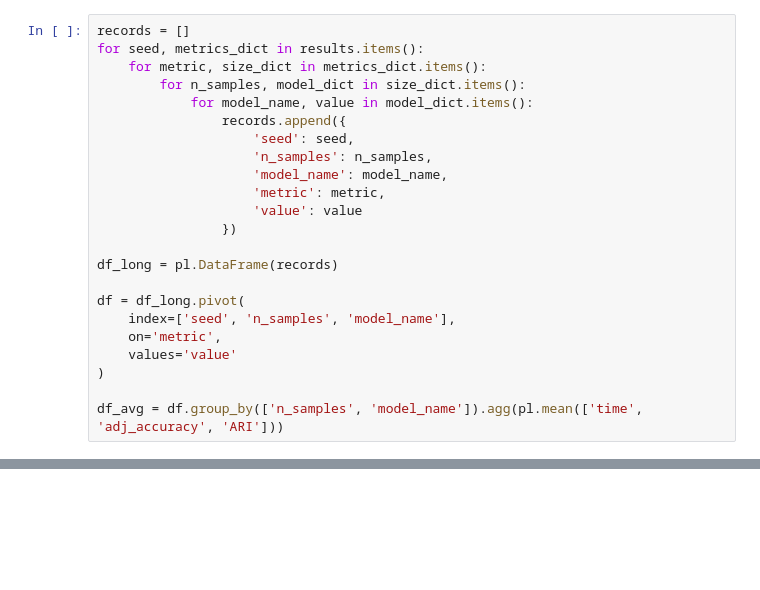
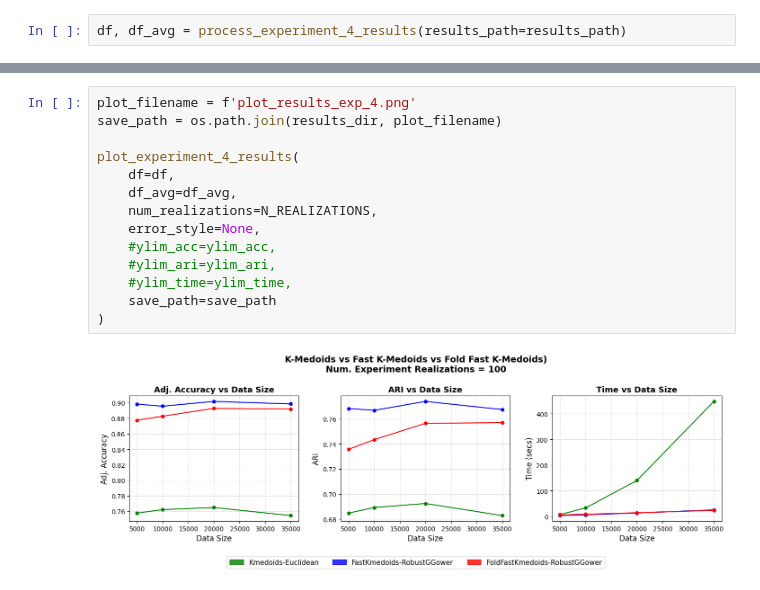
Before and after one commit to FabioScielzoOrtiz/db-robust-clust-paper-code, a Jupyter notebook: src/notebooks/experiment_4/exp_4_exploration.ipynb, the cells around one changed output, grey strips where cells are left out. Drawn from its saved outputs; the diff is of its cells as text; blank space fills up the shorter version.

Commit message:
experiment 3 and 4 results updated

```diff
--- a/src/notebooks/experiment_4/exp_4_exploration.ipynb
+++ b/src/notebooks/experiment_4/exp_4_exploration.ipynb
@@ -28,23 +20,2 @@ with open(results_path, 'rb') as f:
 # %%
-records = []
-for seed, metrics_dict in results.items():
-    for metric, size_dict in metrics_dict.items():
-        for n_samples, model_dict in size_dict.items():
-            for model_name, value in model_dict.items():
-                records.append({
-                    'seed': seed,
-                    'n_samples': n_samples,
-                    'model_name': model_name,
-                    'metric': metric,
-                    'value': value
-                })
-
-df_long = pl.DataFrame(records)
-
-df = df_long.pivot(
-    index=['seed', 'n_samples', 'model_name'],
-    on='metric',
-    values='value'
-)
-
-df_avg = df.group_by(['n_samples', 'model_name']).agg(pl.mean(['time', 'adj_accuracy', 'ARI']))
+df, df_avg = process_experiment_4_results(results_path=results_path)
@@ -54,0 +82,16 @@ plot_experiment_4_results(df=df_avg, num_realizations=N_REALIZATIONS, save_path=
+# %%
+plot_filename = f'plot_results_exp_4.png'
+save_path = os.path.join(results_dir, plot_filename)
+
+plot_experiment_4_results(
+    df=df,
+    df_avg=df_avg,
+    num_realizations=N_REALIZATIONS,
+    error_style=None,
+    #ylim_acc=ylim_acc,
+    #ylim_ari=ylim_ari,
+    #ylim_time=ylim_time,
+    save_path=save_path
+)
+# %% [output]
+[figure, added]
```
Also changed, not shown: parts of 9 cells of this notebook, 16 other files.
